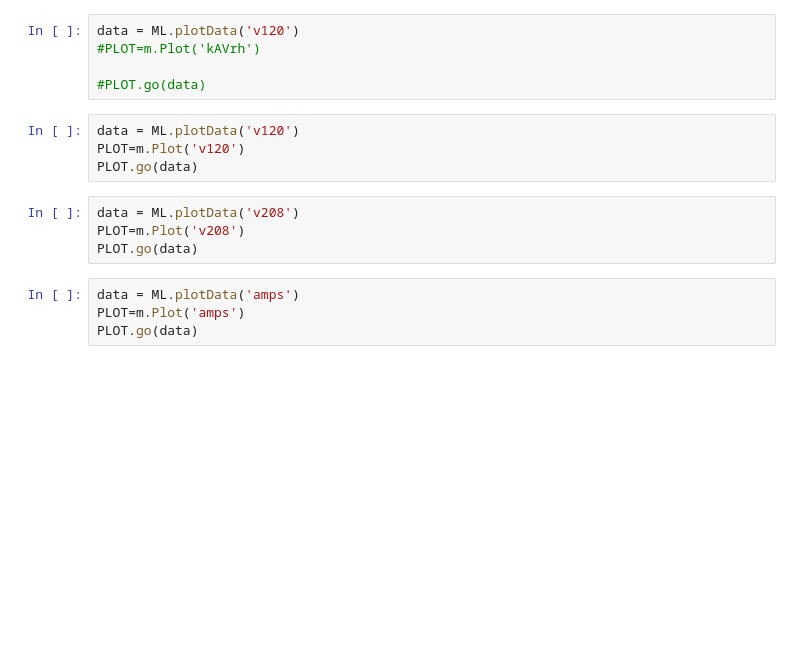
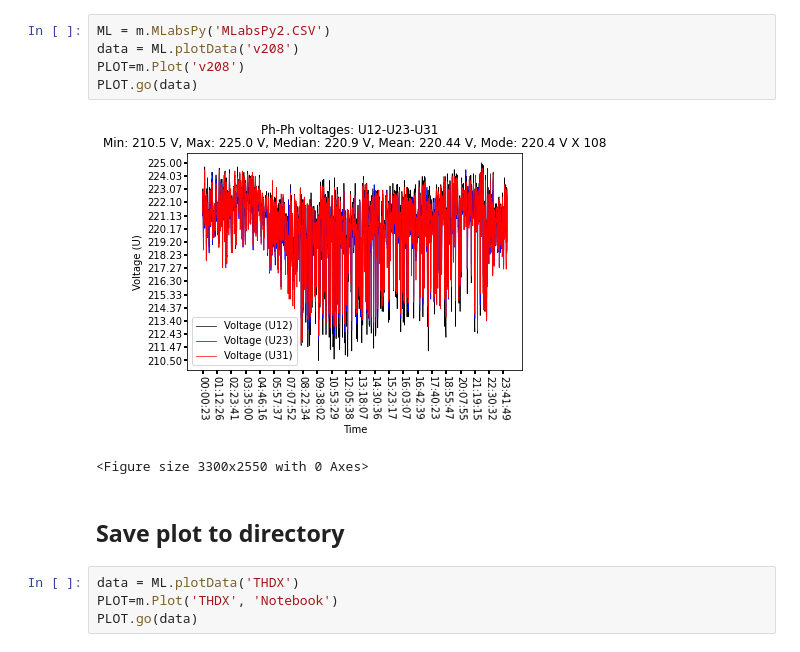
Before and after one commit to salamcast/MLabsPy, a Jupyter notebook: MLnotebook.ipynb, the cells around one changed output. Saved outputs shown, nothing was run; the diff lists cells and outputs as text; blank space fills up the shorter version.

```diff
--- a/MLnotebook.ipynb
+++ b/MLnotebook.ipynb
@@ -13,17 +138,14 @@ array([['ts', '00:00:23', '00:00:45', ..., '22:59:13', '22:59:35',
+# %%
+ML = m.MLabsPy('MLabsPy2.CSV')
+data = ML.plotData('v208')
+PLOT=m.Plot('v208')
+PLOT.go(data)
+# %% [output]
+[figure, added]
+<Figure size 3300x2550 with 0 Axes>
+# %% [markdown]
+## Save plot to directory
 # %%
-data = ML.plotData('v120')
-#PLOT=m.Plot('kAVrh')
-
-#PLOT.go(data)
+data = ML.plotData('THDX')
+PLOT=m.Plot('THDX', 'Notebook')
+PLOT.go(data)
-# %%
-data = ML.plotData('v120')
-PLOT=m.Plot('v120')
-PLOT.go(data)
-# %%
-data = ML.plotData('v208')
-PLOT=m.Plot('v208')
-PLOT.go(data)
-# %%
-data = ML.plotData('amps')
-PLOT=m.Plot('amps')
-PLOT.go(data)
```
Also changed, not shown: parts of 16 cells of this notebook, 18 other files.
